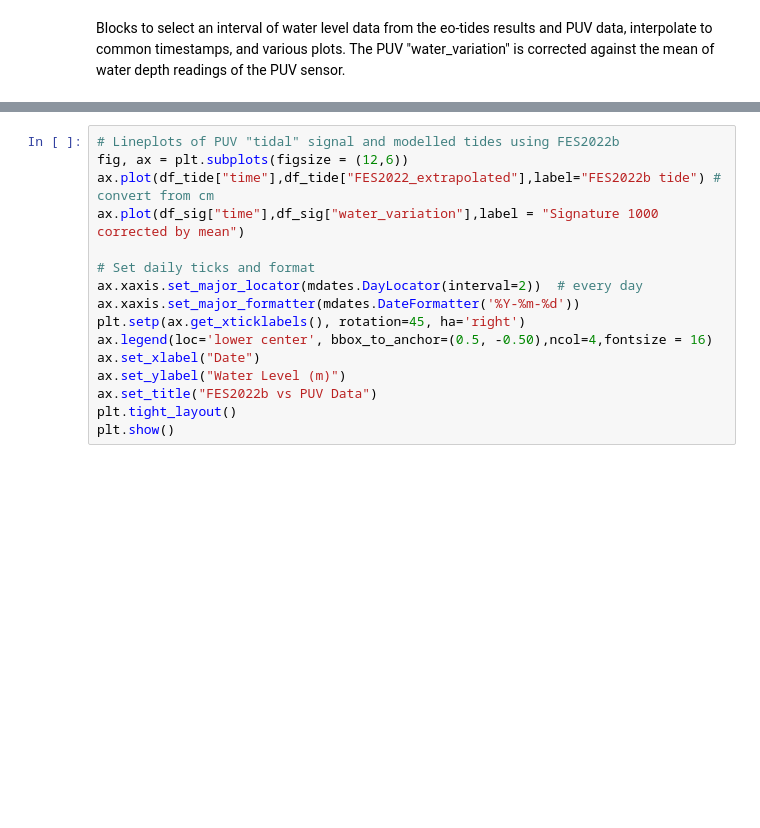
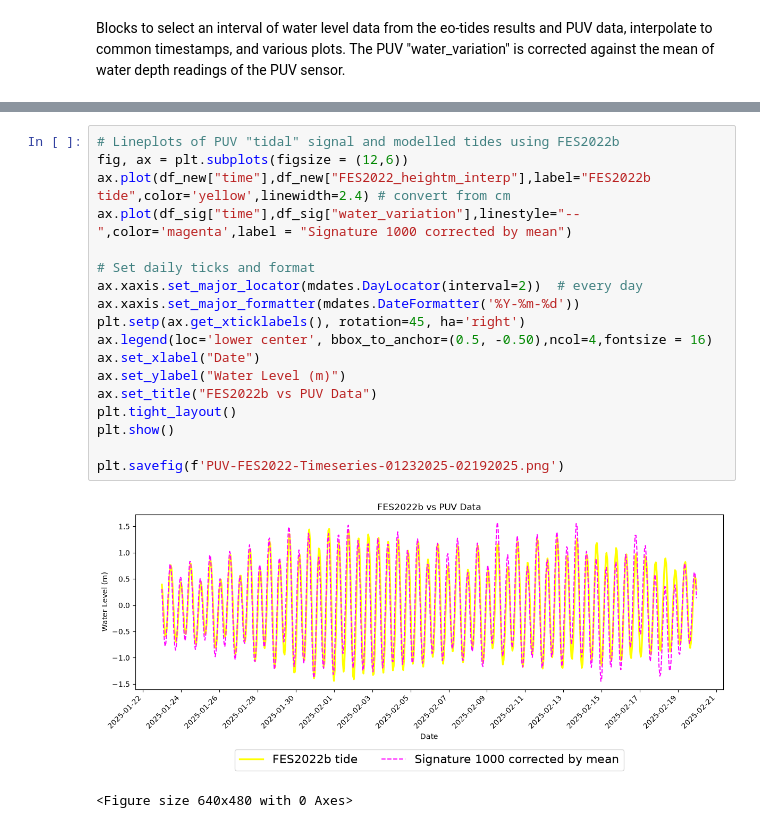
Before and after one commit to cvolpano/tides-usgs, a Jupyter notebook: waterLevelPlots.ipynb, the cells around one changed output, grey strips where cells are left out. Saved outputs shown, nothing was run; the diff lists cells and outputs as text; blank space fills up the shorter version.

```diff
--- a/waterLevelPlots.ipynb
+++ b/waterLevelPlots.ipynb
@@ -38,19 +61,24 @@ for column in columns:
 # %%
 # Lineplots of PUV "tidal" signal and modelled tides using FES2022b
 fig, ax = plt.subplots(figsize = (12,6))
-ax.plot(df_tide["time"],df_tide["FES2022_extrapolated"],label="FES2022b tide") # convert from cm
-ax.plot(df_sig["time"],df_sig["water_variation"],label = "Signature 1000 corrected by mean")
+ax.plot(df_new["time"],df_new["FES2022_heightm_interp"],label="FES2022b tide",color='yellow',linewidth=2.4) # convert from cm
+ax.plot(df_sig["time"],df_sig["water_variation"],linestyle="--",color='magenta',label = "Signature 1000 corrected by mean")
 
 # Set daily ticks and format
 ax.xaxis.set_major_locator(mdates.DayLocator(interval=2))  # every day
 ax.xaxis.set_major_formatter(mdates.DateFormatter('%Y-%m-%d'))
 plt.setp(ax.get_xticklabels(), rotation=45, ha='right')
 ax.legend(loc='lower center', bbox_to_anchor=(0.5, -0.50),ncol=4,fontsize = 16)
 ax.set_xlabel("Date")
 ax.set_ylabel("Water Level (m)")
 ax.set_title("FES2022b vs PUV Data")
 plt.tight_layout()
 plt.show()
+
+plt.savefig(f'PUV-FES2022-Timeseries-01232025-02192025.png')
+# %% [output]
+[figure, added]
+<Figure size 640x480 with 0 Axes>
 # %%
 # Scatterplot of Modelled Tides vs PUV water levels, with regression
 fig, ax = plt.subplots(figsize=(9,9))
```
Also changed, not shown: parts of 4 cells of this notebook, 5 other files.
